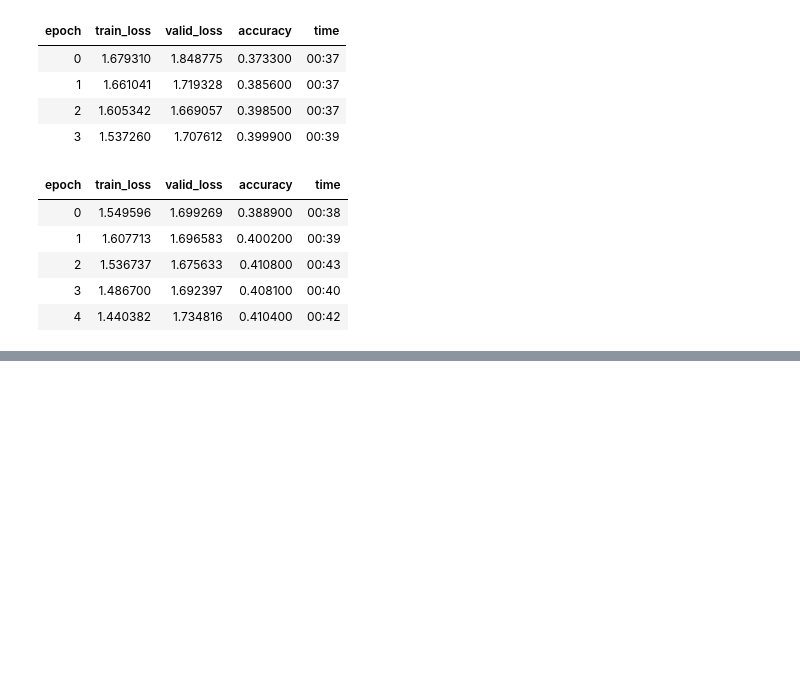
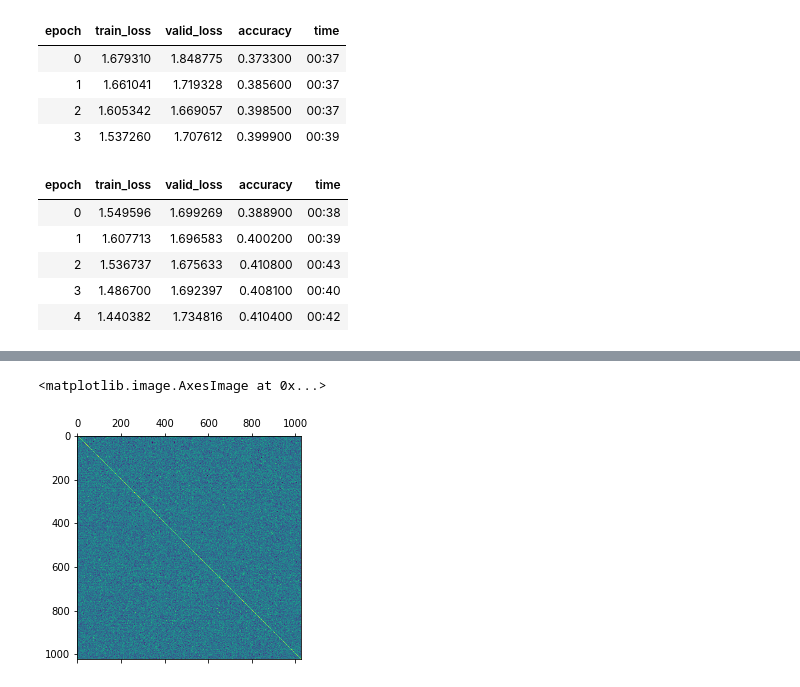
Before and after one commit to ngundotra/topology-research, a Jupyter notebook: GlobalShuffle-CIFAR10.ipynb, the cells around one changed output, grey strips where cells are left out. Cells and saved outputs as stored; diff of their text form; code cells hidden in the pictures; blank space fills up the shorter version.

```diff
--- a/GlobalShuffle-CIFAR10.ipynb
+++ b/GlobalShuffle-CIFAR10.ipynb
@@ -409,0 +416,31 @@ resLearner.fit(30)
+# %%
+class SoftPermutation(torch.nn.Module):
+    """Permutes images"""
+    def __init__(self, n):
+        super(SoftPermutation, self).__init__()
+        self.n = n
+        self.permMatrix = torch.nn.Linear(n, n)
+        self.permMatrix.weight.data = torch.eye(n)
+
+    def forward(self, x):
+        """Performs forward on unflattened image tensors"""
+        shape = x.shape
+        x = torch.reshape(x, (shape[0], shape[1], self.n))
+        x = self.permMatrix(x)
+        x = torch.reshape(x, shape)
+        return x
+
+class StackedUnshuffler(torch.nn.Module):
+    def __init__(self, n, learnedModel):
+        super(StackedUnshuffler, self).__init__()
+        self.permutation = SoftPermutation(n)
+        self.learnedModel = learnedModel
+
+    def forward(self, x):
+        x = self.permutation(x)
+        x = self.learnedModel(x)
+        return x
+
+    def freeze_model(self):
+        for p in self.learnedModel.parameters():
+            p.requires_grad = False
@@ -409,0 +451,2 @@ resLearner.fit(30)
+# %%
+experiment0_arch = StackedUnshuffler(32*32, wrn22_pyramid_cycle.model)
@@ -409,0 +477,7 @@ resLearner.fit(30)
+# %%
+learnedPermMatrix = experiment0_arch.permutation.permMatrix
+# %%
+plt.matshow(learnedPermMatrix.weight.data.cpu().numpy())
+# %% [output]
+<matplotlib.image.AxesImage at 0x...>
+[figure, added]
```
Also changed, not shown: parts of 14 cells of this notebook, 2 other files.
